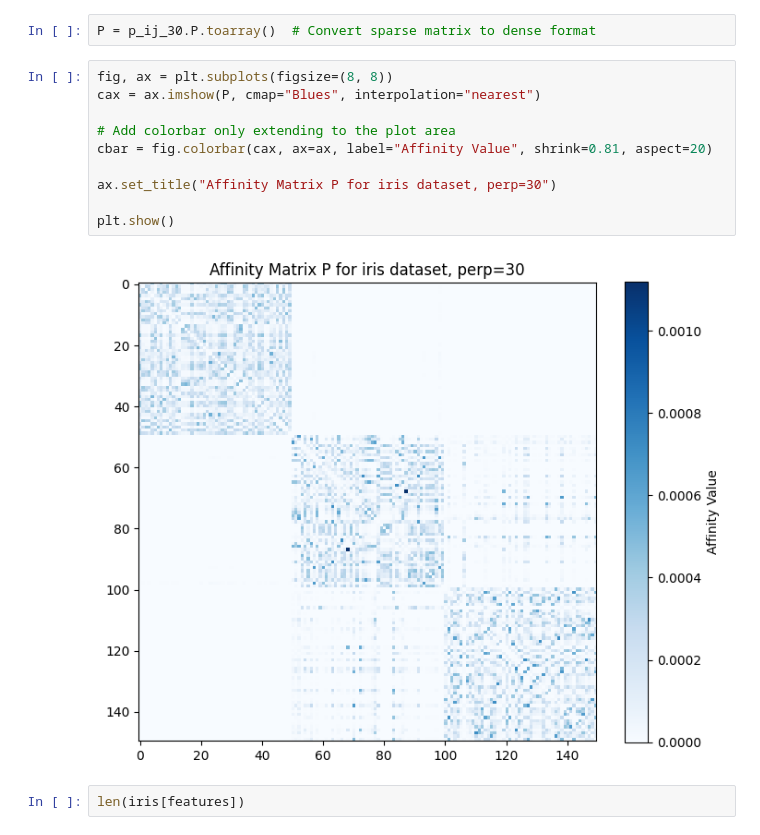
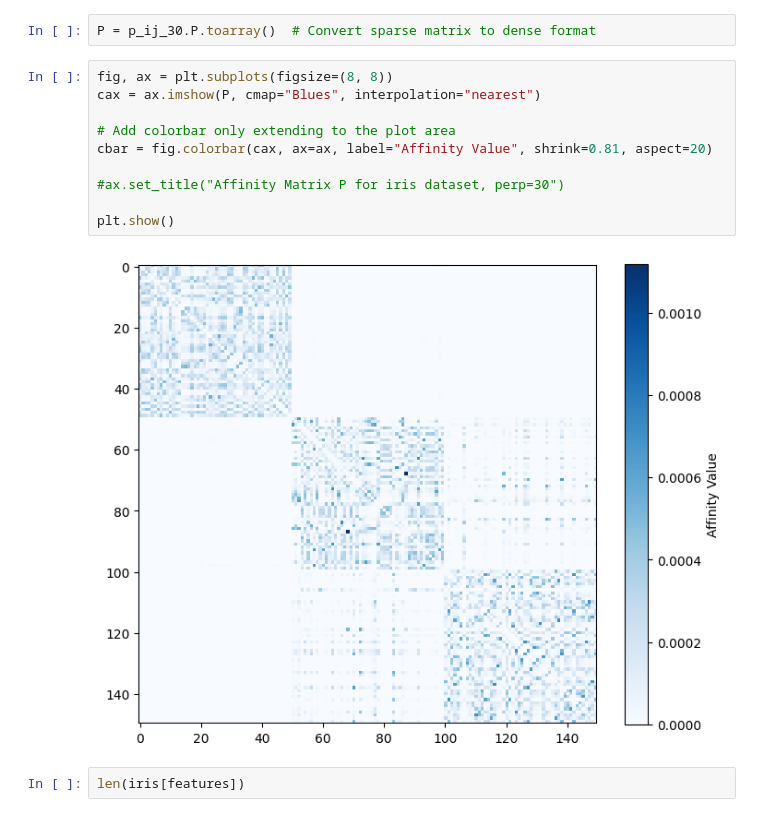
Before and after one commit to giSolve/thesis, a Jupyter notebook: code/theoretical_clustering_guarantees.ipynb, the cells around one changed output. Cells and saved outputs as stored; diff of their text form.

```diff
--- a/code/theoretical_clustering_guarantees.ipynb
+++ b/code/theoretical_clustering_guarantees.ipynb
@@ -103,15 +103,15 @@ P = p_ij_30.P.toarray()  # Convert sparse matrix to dense format
 # %%
 fig, ax = plt.subplots(figsize=(8, 8))
 cax = ax.imshow(P, cmap="Blues", interpolation="nearest")
 
 # Add colorbar only extending to the plot area
 cbar = fig.colorbar(cax, ax=ax, label="Affinity Value", shrink=0.81, aspect=20)
 
-ax.set_title("Affinity Matrix P for iris dataset, perp=30")
+#ax.set_title("Affinity Matrix P for iris dataset, perp=30")
 
 plt.show()
 # %% [output]
-[figure, old version]
+[figure, new version]
 # %%
 len(iris[features])
 # %% [output]
```
Also changed, not shown: parts of 2 cells of this notebook, 8 other files.
